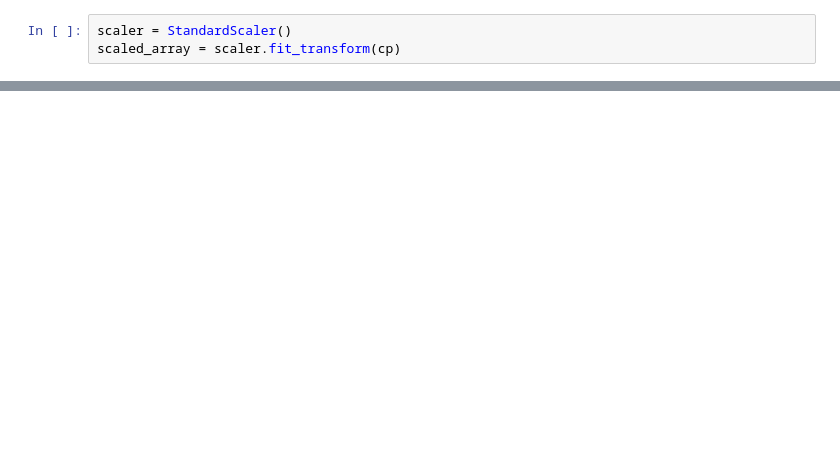
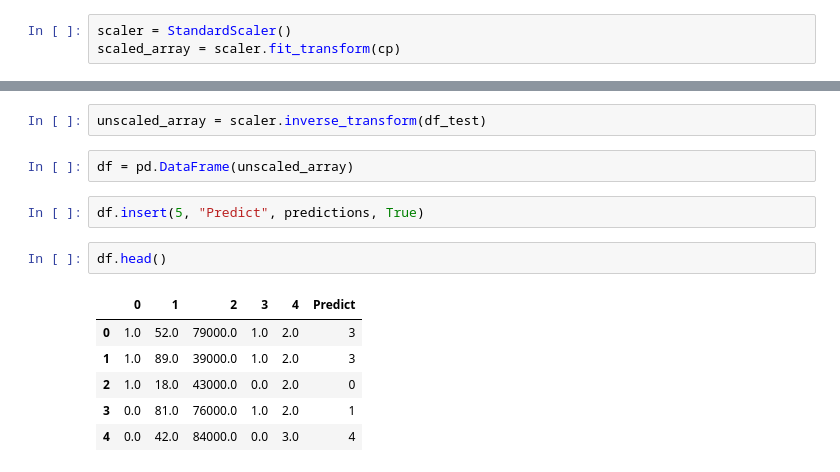
Before and after one commit to ApuAdh/RFP, a Jupyter notebook: Gaussian Mixed Model.ipynb, the cells around one changed output, grey strips where cells are left out. Saved outputs shown, nothing was run; the diff lists cells and outputs as text; blank space fills up the shorter version.

```diff
--- a/Gaussian Mixed Model.ipynb
+++ b/Gaussian Mixed Model.ipynb
@@ -81,0 +153,15 @@ GaussianMixture(n_components=2, random_state=0)
+# %%
+unscaled_array = scaler.inverse_transform(df_test)
+# %%
+df = pd.DataFrame(unscaled_array)
+# %%
+df.insert(5, "Predict", predictions, True)
+# %%
+df.head()
+# %% [output]
+|  | 0 | 1 | 2 | 3 | 4 | Predict |
+| 0 | 1.0 | 52.0 | 79000.0 | 1.0 | 2.0 | 3 |
+| 1 | 1.0 | 89.0 | 39000.0 | 1.0 | 2.0 | 3 |
+| 2 | 1.0 | 18.0 | 43000.0 | 0.0 | 2.0 | 0 |
+| 3 | 0.0 | 81.0 | 76000.0 | 1.0 | 2.0 | 1 |
+| 4 | 0.0 | 42.0 | 84000.0 | 0.0 | 3.0 | 4 |
```
Also changed, not shown: parts of 15 cells of this notebook.
